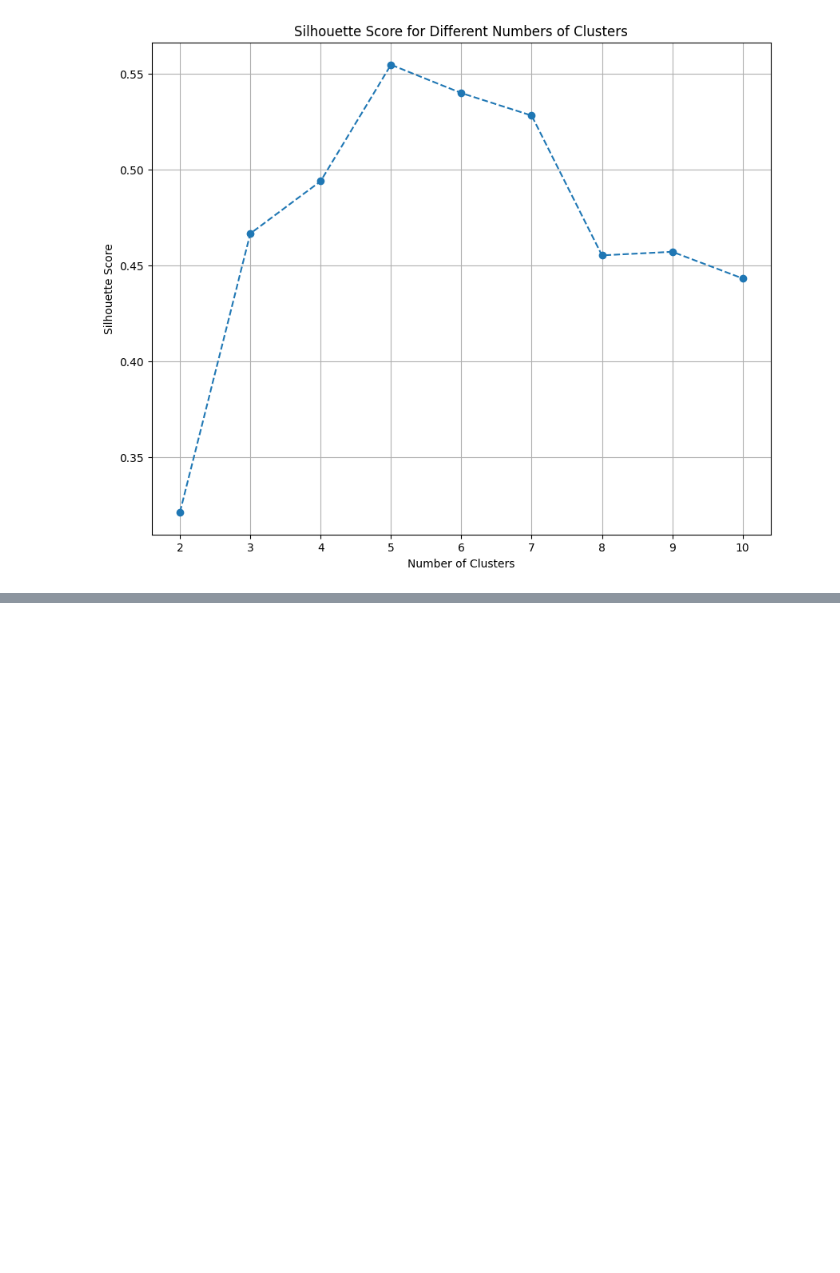
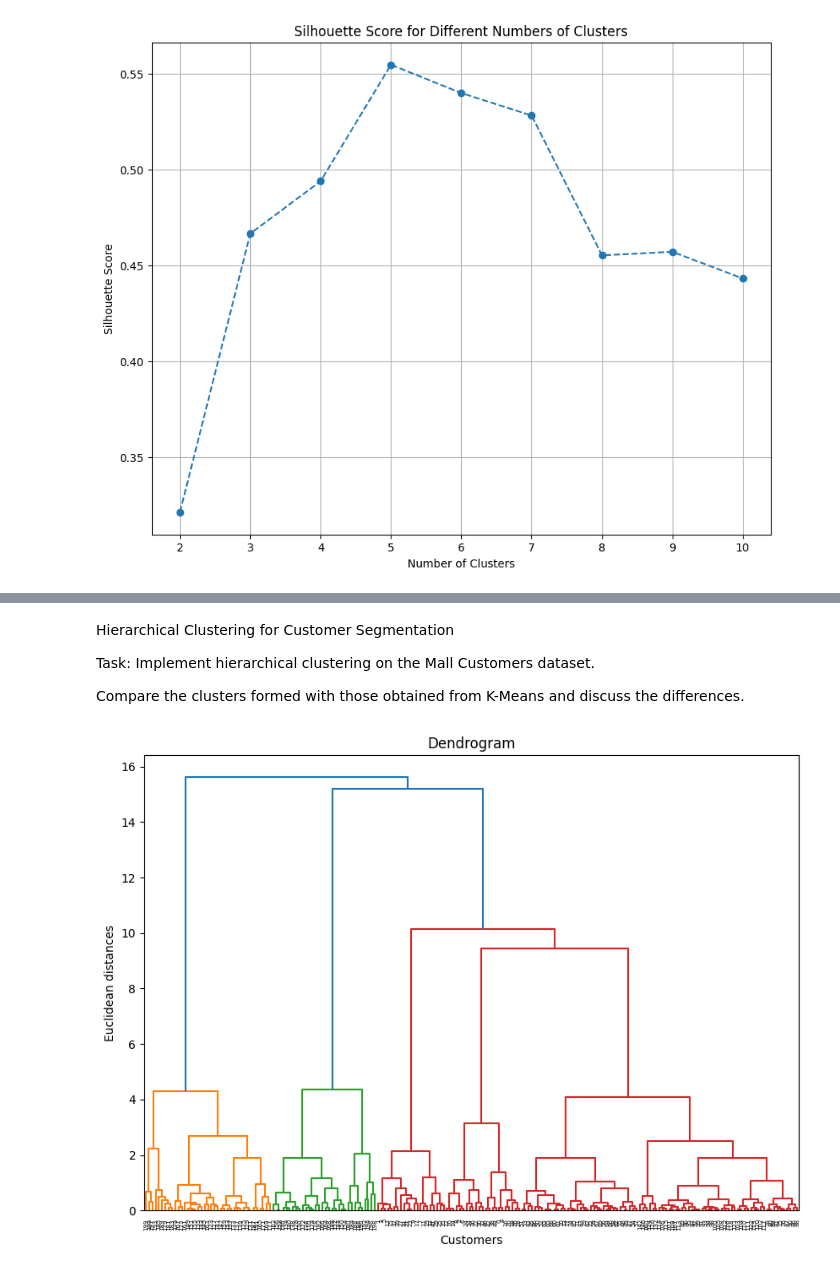
Before and after one commit to amber-khurshid/100DaysOfBytewise, a Jupyter notebook: seventeenth_task.ipynb, the cells around one changed output, grey strips where cells are left out. Cells and saved outputs as stored; diff of their text form; code cells hidden in the pictures; blank space fills up the shorter version.

```diff
--- a/seventeenth_task.ipynb
+++ b/seventeenth_task.ipynb
@@ -107,0 +113,6 @@ plt.show()
+# %%
+from sklearn.cluster import KMeans
+
+kmean = KMeans(n_clusters=5, n_init=10, max_iter=300, random_state=0)
+kmean.fit(standardized_features)
+cluster_labels = kmean.fit_predict(standardized_features)
@@ -107,0 +153,20 @@ plt.show()
+# %% [markdown]
+Hierarchical Clustering for Customer Segmentation
+
+Task: Implement hierarchical clustering on the Mall Customers dataset.
+
+Compare the clusters formed with those obtained from K-Means and discuss the differences.
+# %%
+from scipy.cluster.hierarchy import dendrogram, linkage
+import matplotlib.pyplot as plt
+
+Z = linkage(standardized_features, method='ward')
+
+plt.figure(figsize=(10, 7))
+plt.title("Dendrogram")
+plt.xlabel("Customers")
+plt.ylabel("Euclidean distances")
+dendrogram(Z)
+plt.show()
+# %% [output]
+[figure, added]
```
Also changed, not shown: parts of 12 cells of this notebook.
